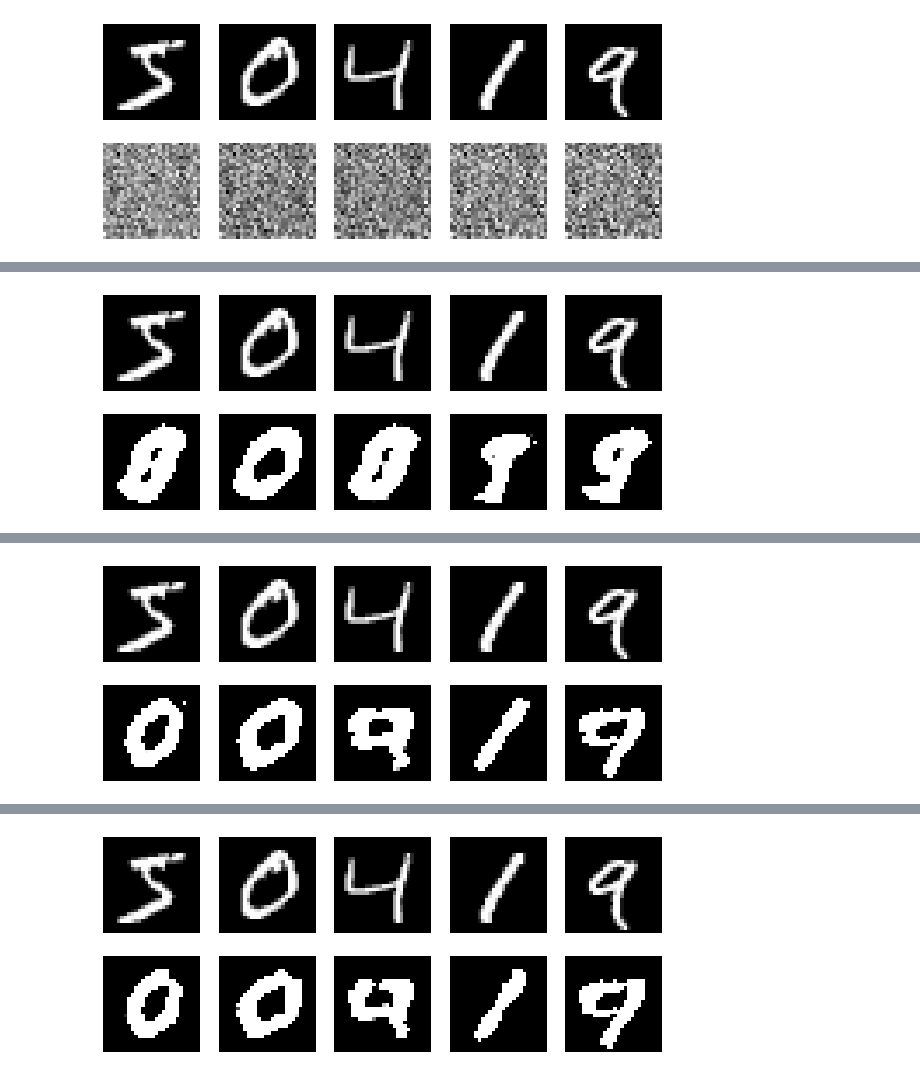
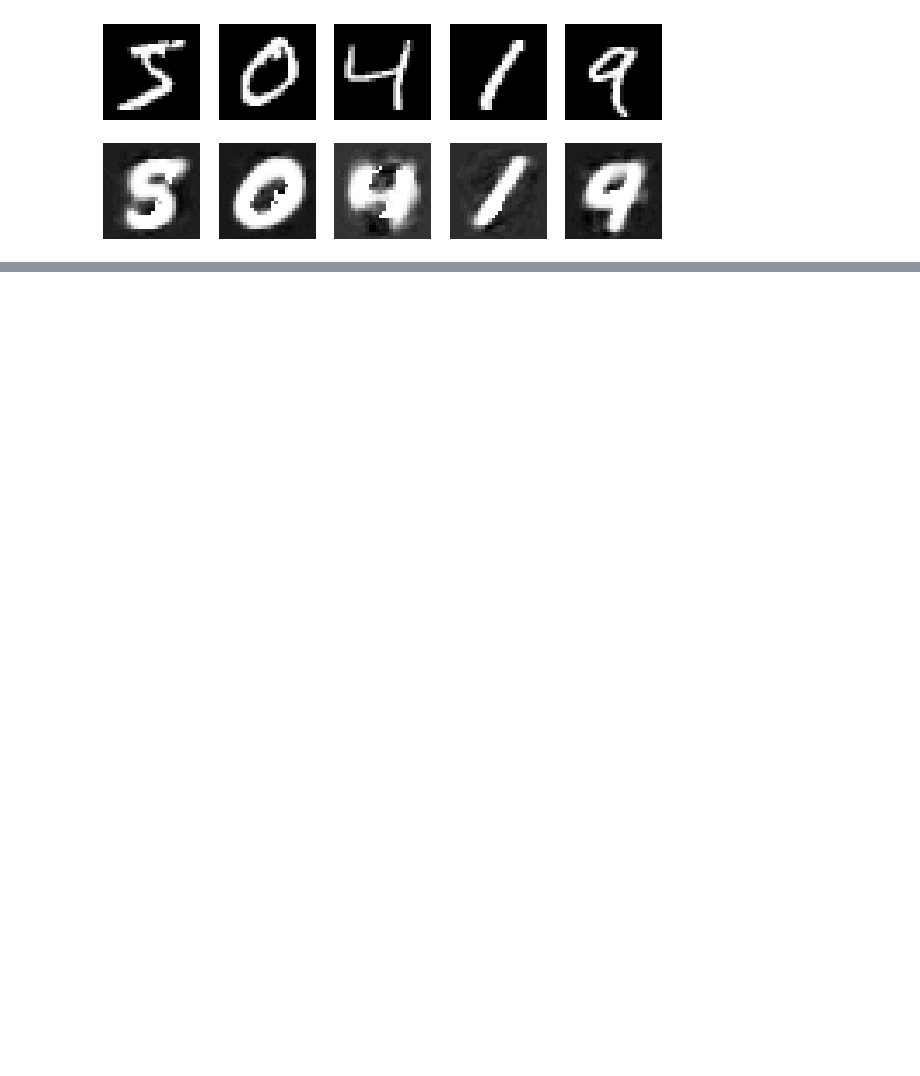
Before and after one commit to CheshireCat12/Deep_learning_challenges, a Jupyter notebook: AE.ipynb, the cells around one changed output, grey strips where cells are left out. Drawn from its saved outputs; the diff is of its cells as text; code cells hidden in the pictures; blank space fills up the shorter version.

```diff
--- a/AE.ipynb
+++ b/AE.ipynb
@@ -15,9 +15,9 @@ from torch.autograd import Variable
 from torch.utils.data import DataLoader
 # %%
 DOWNLOAD_DATASET = True
-BATCH_SIZE = 128
+BATCH_SIZE = 64
 NB_TEST_IMG = 5
-NB_EPOCHS = 100
+NB_EPOCHS = 20
 DEVICE= torch.device("cuda:0" if torch.cuda.is_available() else "cpu")
 # %%
 norm_mean = [0.1307]
@@ -39,28 +39,28 @@ train_loader = DataLoader(train_data,
 # %%
 class AutoEncoder(nn.Module):
 
-    def __init__(self):
+    def __init__(self, act_func):
         super(AutoEncoder, self).__init__()
 
         self.encoder = nn.Sequential(
             nn.Linear(28*28, 128),
-            nn.ReLU(),
+            act_func,
             nn.Linear(128, 64),
-            nn.ReLU(),
+            act_func,
             nn.Linear(64, 12),
-            nn.ReLU(),
+            act_func,
             nn.Linear(12, 3)
         )
 
         self.decoder = nn.Sequential(
             nn.Linear(3, 12),
-            nn.ReLU(),
+            act_func,
             nn.Linear(12, 64),
-            nn.ReLU(),
+            act_func,
             nn.Linear(64, 128),
-            nn.ReLU(),
+            act_func,
             nn.Linear(128, 28*28),
-            nn.Sigmoid()
+            nn.Tanh()
         )
 
     def forward(self, x):
@@ -71,10 +114,11 @@ class AutoEncoder(nn.Module):
 # %%
-autoencoder = AutoEncoder()
+autoencoder = AutoEncoder(nn.Tanh())
 autoencoder.to(DEVICE)
-print(autoencoder)
 
-optimizer = torch.optim.Adam(autoencoder.parameters())
+optimizer = torch.optim.Adam(autoencoder.parameters(), weight_decay=1e-5)
 loss_func = nn.MSELoss()
 
 view_data = Variable(train_data.data[:NB_TEST_IMG].view(-1, 28*28).type(torch.cuda.FloatTensor))
+
+train(autoencoder, train_loader, view_data, loss_func)
 # %% [output]
@@ -136,3 +149,3 @@ def train(model, data_loader, view_data, loss_func):
 # %%
-train(autoencoder, train_loader, view_data, loss_func)
+plot_img(autoencoder, view_data)
 # %% [output]
@@ -140 +152 @@ Epoch: 0 | Loss: 0.2320
-[figure, old version]
+[figure, new version]
@@ -142 +152,0 @@ Epoch: 0 | Loss: 0.0528
-[figure, removed]
@@ -144 +152,0 @@ Epoch: 4 | Loss: 0.0337
-[figure, removed]
@@ -146 +152,0 @@ Epoch: 4 | Loss: 0.0377
-[figure, removed]
```
Also changed, not shown: parts of 4 cells of this notebook.
